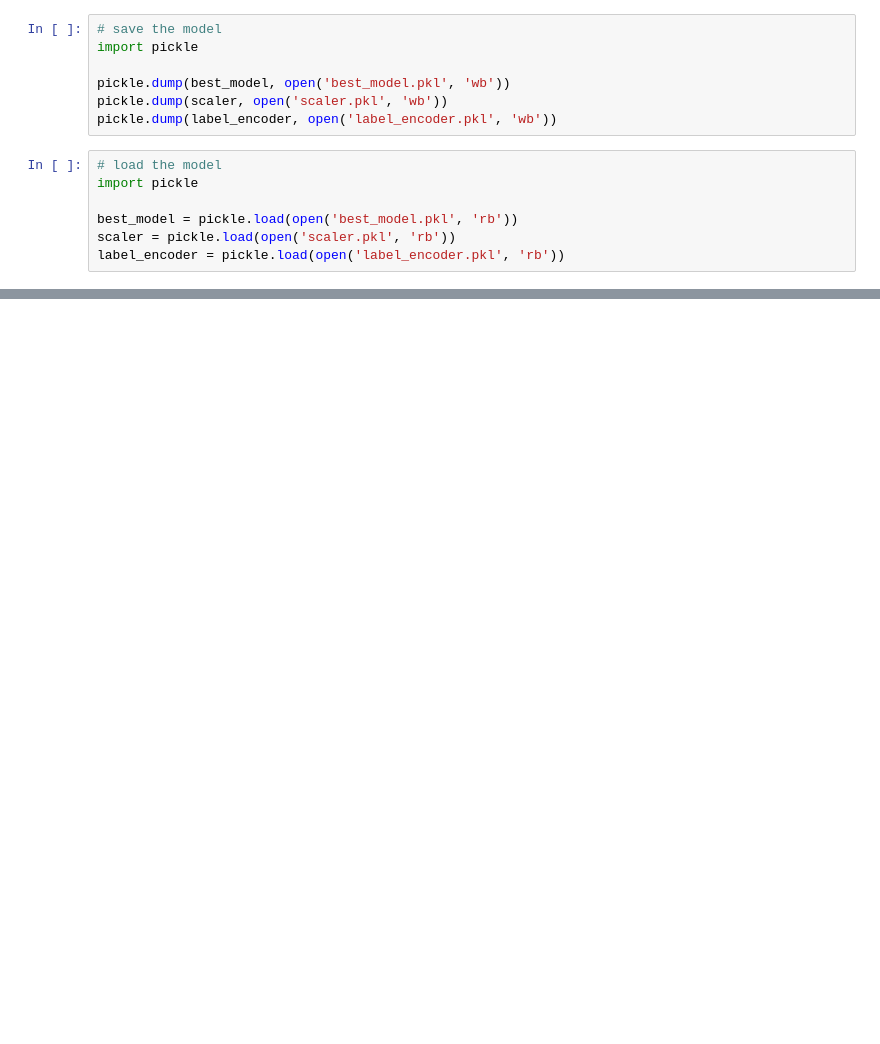
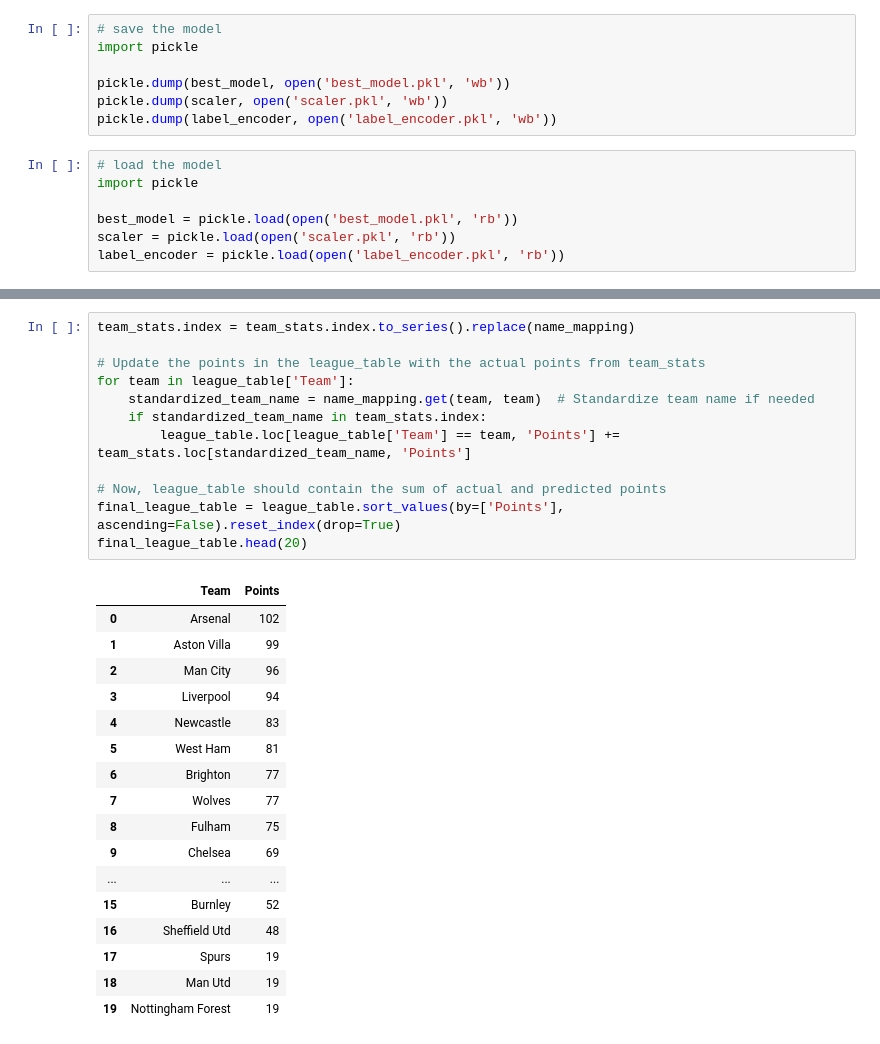
Before and after one commit to dagbolade/PL_prediction, a Jupyter notebook: epl.ipynb, the cells around one changed output, grey strips where cells are left out. Drawn from its saved outputs; the diff is of its cells as text; blank space fills up the shorter version.

```diff
--- a/epl.ipynb
+++ b/epl.ipynb
@@ -569,0 +721,30 @@ label_encoder = pickle.load(open('label_encoder.pkl', 'rb'))
+# %%
+team_stats.index = team_stats.index.to_series().replace(name_mapping)
+
+# Update the points in the league_table with the actual points from team_stats
+for team in league_table['Team']:
+    standardized_team_name = name_mapping.get(team, team)  # Standardize team name if needed
+    if standardized_team_name in team_stats.index:
+        league_table.loc[league_table['Team'] == team, 'Points'] += team_stats.loc[standardized_team_name, 'Points']
+
+# Now, league_table should contain the sum of actual and predicted points
+final_league_table = league_table.sort_values(by=['Points'], ascending=False).reset_index(drop=True)
+final_league_table.head(20)
+# %% [output]
+|  | Team | Points |
+| 0 | Arsenal | 102 |
+| 1 | Aston Villa | 99 |
+| 2 | Man City | 96 |
+| 3 | Liverpool | 94 |
+| 4 | Newcastle | 83 |
+| 5 | West Ham | 81 |
+| 6 | Brighton | 77 |
+| 7 | Wolves | 77 |
+| 8 | Fulham | 75 |
+| 9 | Chelsea | 69 |
+| ... | ... | ... |
+| 15 | Burnley | 52 |
+| 16 | Sheffield Utd | 48 |
+| 17 | Spurs | 19 |
+| 18 | Man Utd | 19 |
+| 19 | Nottingham Forest | 19 |
```
Also changed, not shown: parts of 15 cells of this notebook.
